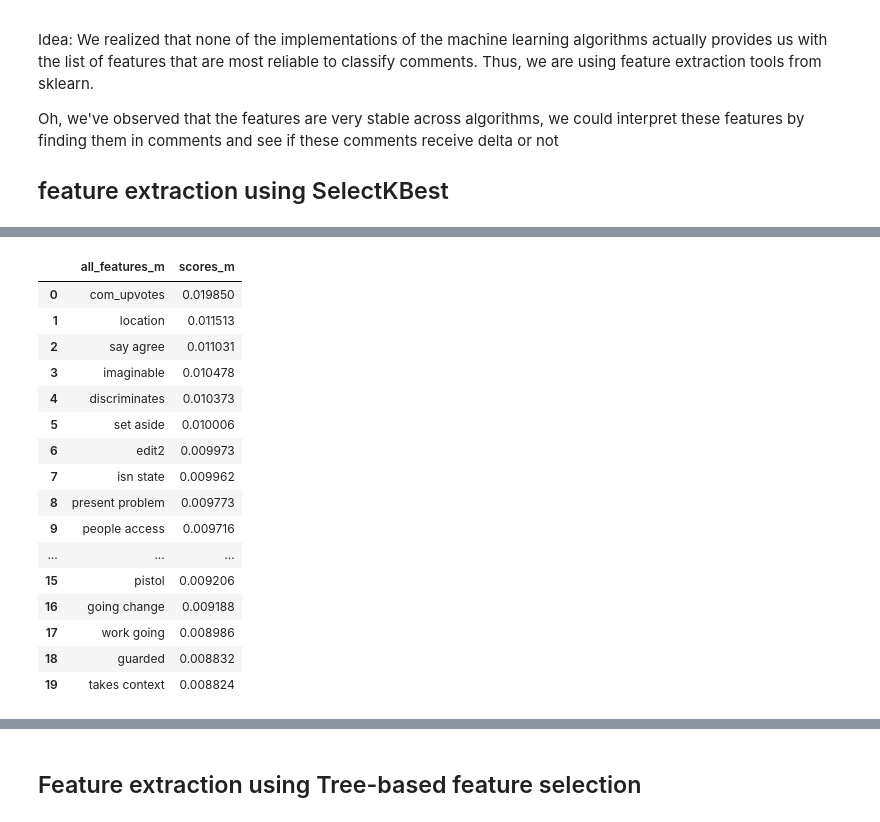
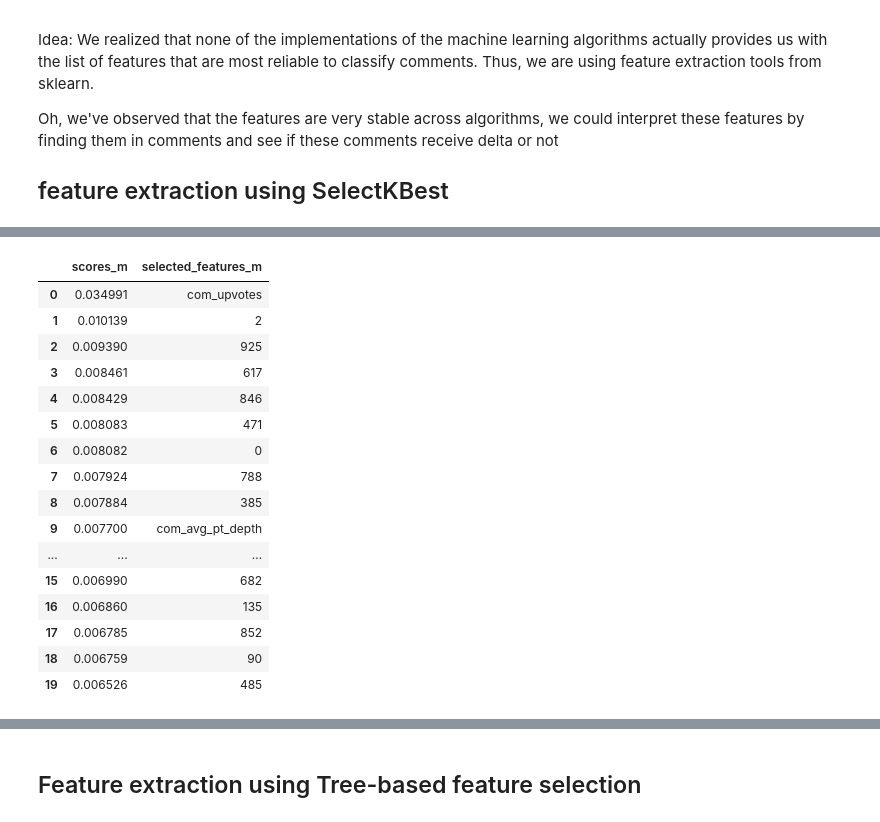
Before and after one commit to shugamoe/changemyview, a Jupyter notebook: cmv_feature_extraction.ipynb, the cells around one changed output, grey strips where cells are left out. Drawn from its saved outputs; the diff is of its cells as text; code cells hidden in the pictures.

```diff
--- a/cmv_feature_extraction.ipynb
+++ b/cmv_feature_extraction.ipynb
@@ -182,10 +179,10 @@ print('AUC Score: {}'.format(sklearn.metrics.roc_auc_score(data_test['com_delta_
 # %% [markdown]
 ## Neural Nets - multi-layer perceptron
 # %%
-#initialize the model
-mlp_clf = MLPClassifier()
+# #initialize the model
+# mlp_clf = MLPClassifier()
 
-#fit the model
-mlp_clf.fit(X, y)
+# fit the model
+# mlp_clf.fit(X, y)
 
-#mlp_labels = [mlp_clf.predict(v)[0] for v in features_test]
+# #mlp_labels = [mlp_clf.predict(v)[0] for v in features_test]
@@ -202,20 +197,20 @@ plt.ylabel('predicted label')
 #data_test['com_delta_received']
 #mlp_labels
 # %%
-#ROC curve
-x, y, _ = sklearn.metrics.roc_curve(data_test['com_delta_received'], mlp_labels)
-roc_auc = sklearn.metrics.auc(x,y)
+# #ROC curve
+# x, y, _ = sklearn.metrics.roc_curve(data_test['com_delta_received'], mlp_labels)
+# roc_auc = sklearn.metrics.auc(x,y)
 
-plt.figure()
-plt.plot(x,y, color = 'darkorange', lw = 2, label='ROC curve (area = %0.2f)' % roc_auc)
-plt.plot([0, 1], [0, 1], color='navy', lw=2, linestyle='--')
-plt.xlim([0.0, 1.0])
-plt.ylim([0.0, 1.05])
-plt.xlabel('False Positive Rate')
-plt.ylabel('True Positive Rate')
-plt.title('Receiver operating characteristic curve')
-plt.legend(loc="lower right")
-plt.show()
+# plt.figure()
+# plt.plot(x,y, color = 'darkorange', lw = 2, label='ROC curve (area = %0.2f)' % roc_auc)
+# plt.plot([0, 1], [0, 1], color='navy', lw=2, linestyle='--')
+# plt.xlim([0.0, 1.0])
+# plt.ylim([0.0, 1.05])
+# plt.xlabel('False Positive Rate')
+# plt.ylabel('True Positive Rate')
+# plt.title('Receiver operating characteristic curve')
+# plt.legend(loc="lower right")
+# plt.show()
 # %% [markdown]
 # Idea 2: try classification sparately for each "cluster"
 # %% [markdown]
@@ -302,31 +278,31 @@ array([1123, 4898, 5642, 5680, 7562, 7903, 8589, 8751, 9462, 10929, 13489,
 # %%
 pvalues_m
 # %%
-tf_features_indices_m = selected_features_m[:-1].astype(int)
-all_features_m  = np.array(TFVectorizer.get_feature_names())[tf_features_indices_m].tolist()
-all_features_m.extend(selected_features_m[-1:])
+#tf_features_indices_m = selected_features_m[:-1].astype(int)
+#all_features_m  = np.array(TFVectorizer.get_feature_names())[tf_features_indices_m].tolist()
+#all_features_m.extend(selected_features_m[-1:])
 #all_features_m
-d = {'all_features_m': all_features_m, 'scores_m': scores_m}
+d = {'selected_features_m': selected_features_m, 'scores_m': scores_m}
 F_m_DF = pd.DataFrame(data = d).sort(columns='scores_m', axis=0, ascending=False).reset_index(drop = True)
 F_m_DF
 # %% [output]
-|  | all_features_m | scores_m |
-| 0 | com_upvotes | 0.019850 |
-| 1 | location | 0.011513 |
-| 2 | say agree | 0.011031 |
-| 3 | imaginable | 0.010478 |
-| 4 | discriminates | 0.010373 |
-| 5 | set aside | 0.010006 |
-| 6 | edit2 | 0.009973 |
-| 7 | isn state | 0.009962 |
-| 8 | present problem | 0.009773 |
-| 9 | people access | 0.009716 |
+|  | scores_m | selected_features_m |
+| 0 | 0.034991 | com_upvotes |
+| 1 | 0.010139 | 2 |
+| 2 | 0.009390 | 925 |
+| 3 | 0.008461 | 617 |
+| 4 | 0.008429 | 846 |
+| 5 | 0.008083 | 471 |
+| 6 | 0.008082 | 0 |
+| 7 | 0.007924 | 788 |
+| 8 | 0.007884 | 385 |
+| 9 | 0.007700 | com_avg_pt_depth |
 | ... | ... | ... |
-| 15 | pistol | 0.009206 |
-| 16 | going change | 0.009188 |
-| 17 | work going | 0.008986 |
-| 18 | guarded | 0.008832 |
-| 19 | takes context | 0.008824 |
+| 15 | 0.006990 | 682 |
+| 16 | 0.006860 | 135 |
+| 17 | 0.006785 | 852 |
+| 18 | 0.006759 | 90 |
+| 19 | 0.006526 | 485 |
 # %%
 F_m_DF
 # %% [output]
```
Also changed, not shown: parts of 28 cells of this notebook.
